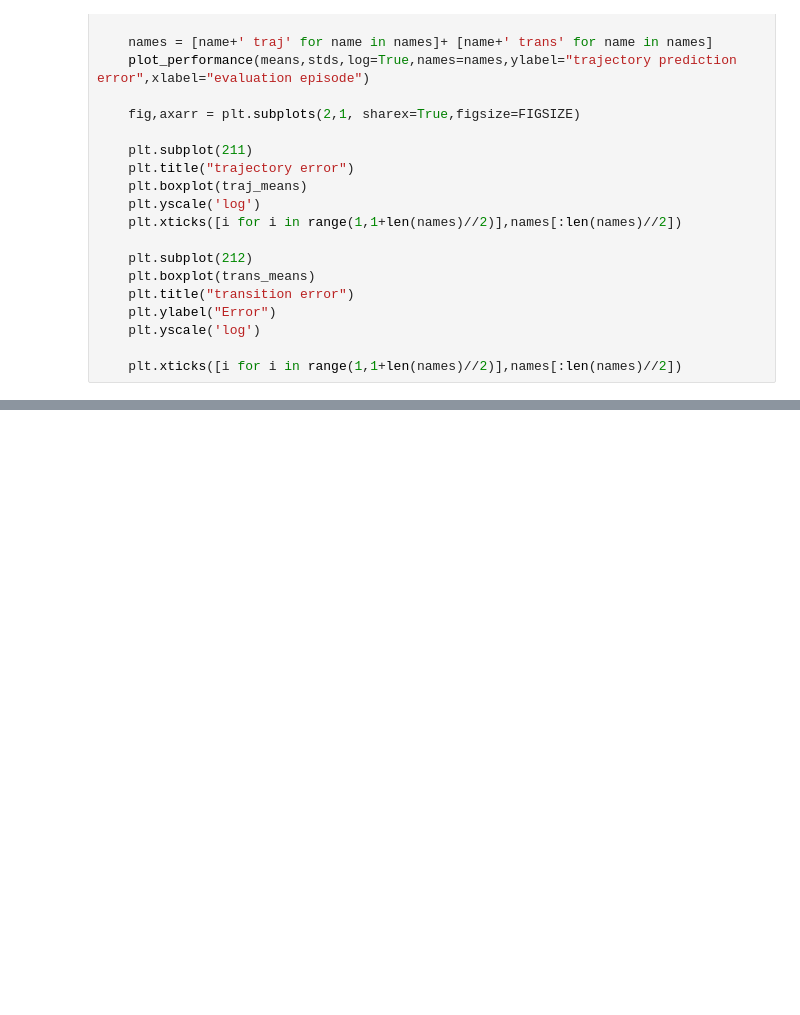
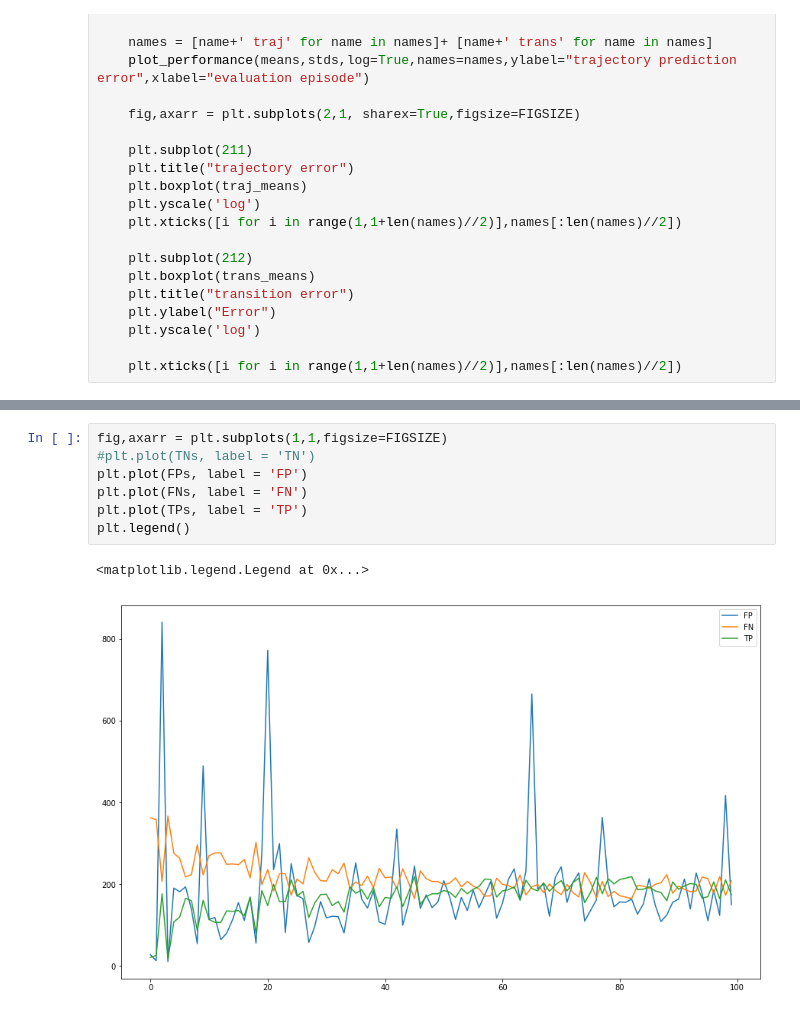
Before and after one commit to TimotheeAnne/stage-m2, a Jupyter notebook: mypets/plotter.ipynb, the cells around one changed output, grey strips where cells are left out. Saved outputs shown, nothing was run; the diff lists cells and outputs as text; blank space fills up the shorter version.

```diff
--- a/mypets/plotter.ipynb
+++ b/mypets/plotter.ipynb
@@ -1049 +1094,11 @@ plot_episodes_errors(subdirs,names,np.mean,0)
+# %%
+fig,axarr = plt.subplots(1,1,figsize=FIGSIZE)
+#plt.plot(TNs, label = 'TN')
+plt.plot(FPs, label = 'FP')
+plt.plot(FNs, label = 'FN')
+plt.plot(TPs, label = 'TP')
+plt.legend()
+# %% [output]
+<matplotlib.legend.Legend at 0x...>
+[figure, added]
 # %%
```
Also changed, not shown: parts of 15 cells of this notebook, 4 other files.
